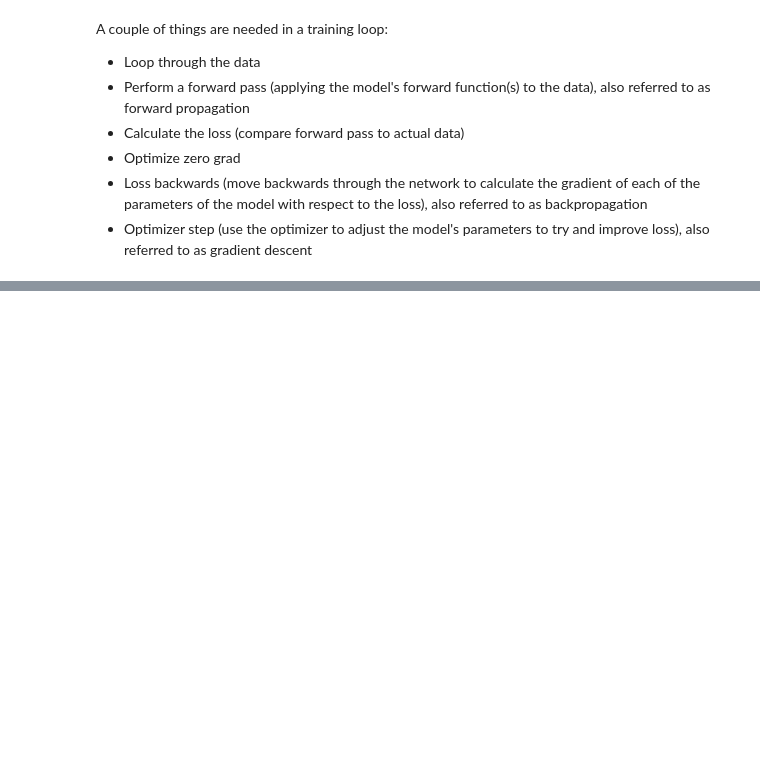
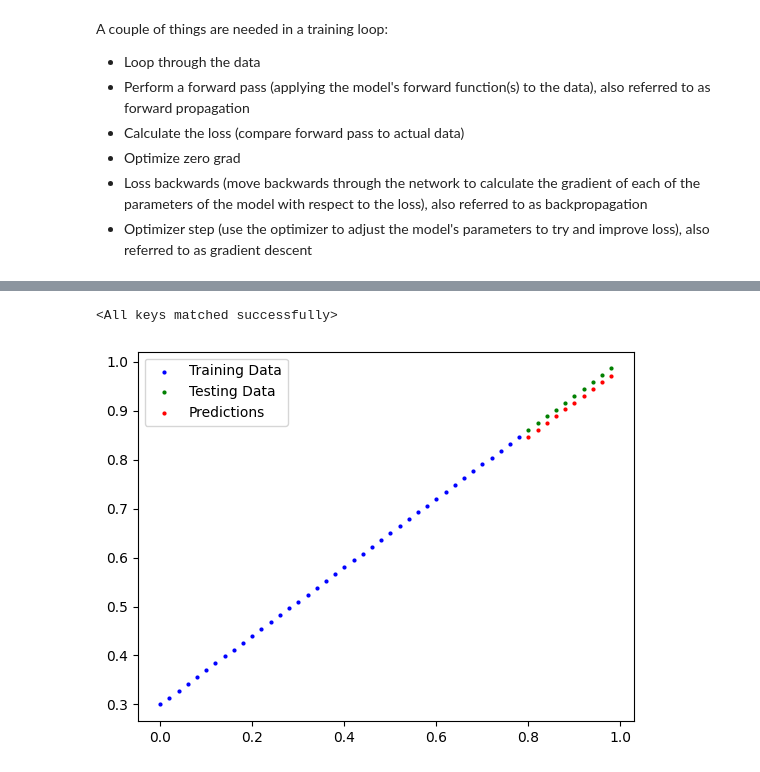
Before and after one commit to RumiaGIT/pytorch-research, a Jupyter notebook: 01-pytorch-workflow.ipynb, the cells around one changed output, grey strips where cells are left out. Saved outputs shown, nothing was run; the diff lists cells and outputs as text; code cells hidden in the pictures; blank space fills up the shorter version.

Commit message:
Pytorch workflow chapter update

```diff
--- a/01-pytorch-workflow.ipynb
+++ b/01-pytorch-workflow.ipynb
@@ -388,0 +465,4 @@ plot_predictions(predictions=y_preds_new)
+# %%
+# Using sklearn's train_test_split this time
+X_train, X_test, y_train, y_test = train_test_split(X, y, train_size=0.8, shuffle=False)
+len(X_train), len(X_test), len(y_train), len(y_test)
@@ -388,0 +477,9 @@ plot_predictions(predictions=y_preds_new)
+# %%
+class LinearRegressionModelV2(nn.Module):
+    def __init__(self):
+        super().__init__()
+        # Using nn.linear_layer for the parameters this time
+        self.linear_layer = nn.Linear(in_features=1, out_features=1)
+
+    def forward(self, x: torch.tensor) -> torch.tensor:
+        return self.linear_layer(x)
@@ -388,0 +534,17 @@ plot_predictions(predictions=y_preds_new)
+# %%
+MODEL_PATH = "models"
+MODEL_NAME = "01_pytorch_workflow_modelv2.pth"
+MODEL_SAVE_PATH = f"{MODEL_PATH}/{MODEL_NAME}"
+#torch.save(obj=model_1.state_dict(), f=MODEL_SAVE_PATH)
+# %%
+loaded_model_1 = LinearRegressionModelV2()
+loaded_model_1.load_state_dict(torch.load(MODEL_SAVE_PATH))
+# %% [output]
+<All keys matched successfully>
+# %%
+model_0.eval()
+with torch.inference_mode():
+    y_preds_new = loaded_model_1(X_test)
+plot_predictions(predictions=y_preds_new)
+# %% [output]
+[figure, added]
```
Also changed, not shown: parts of 22 cells of this notebook, 3 other files.
